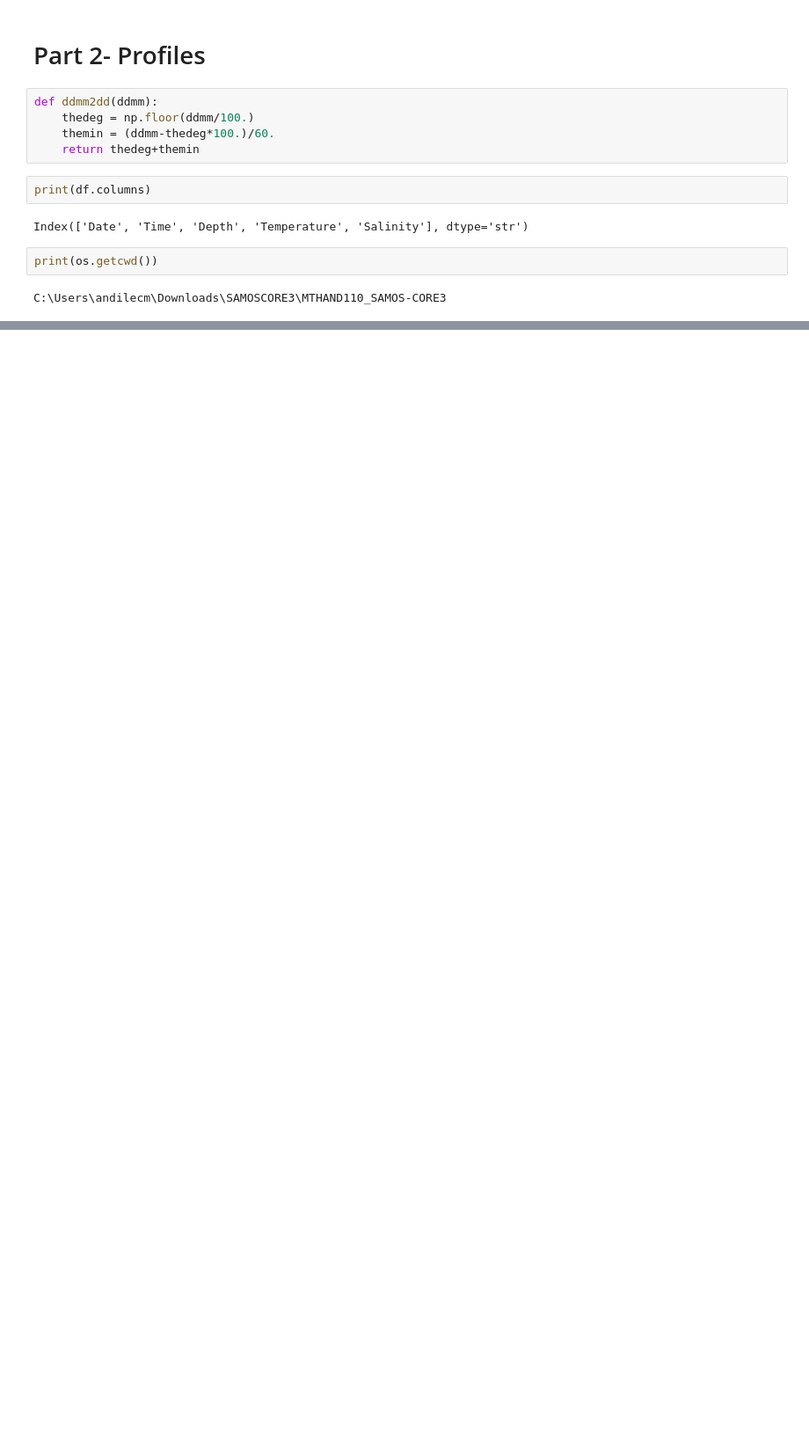
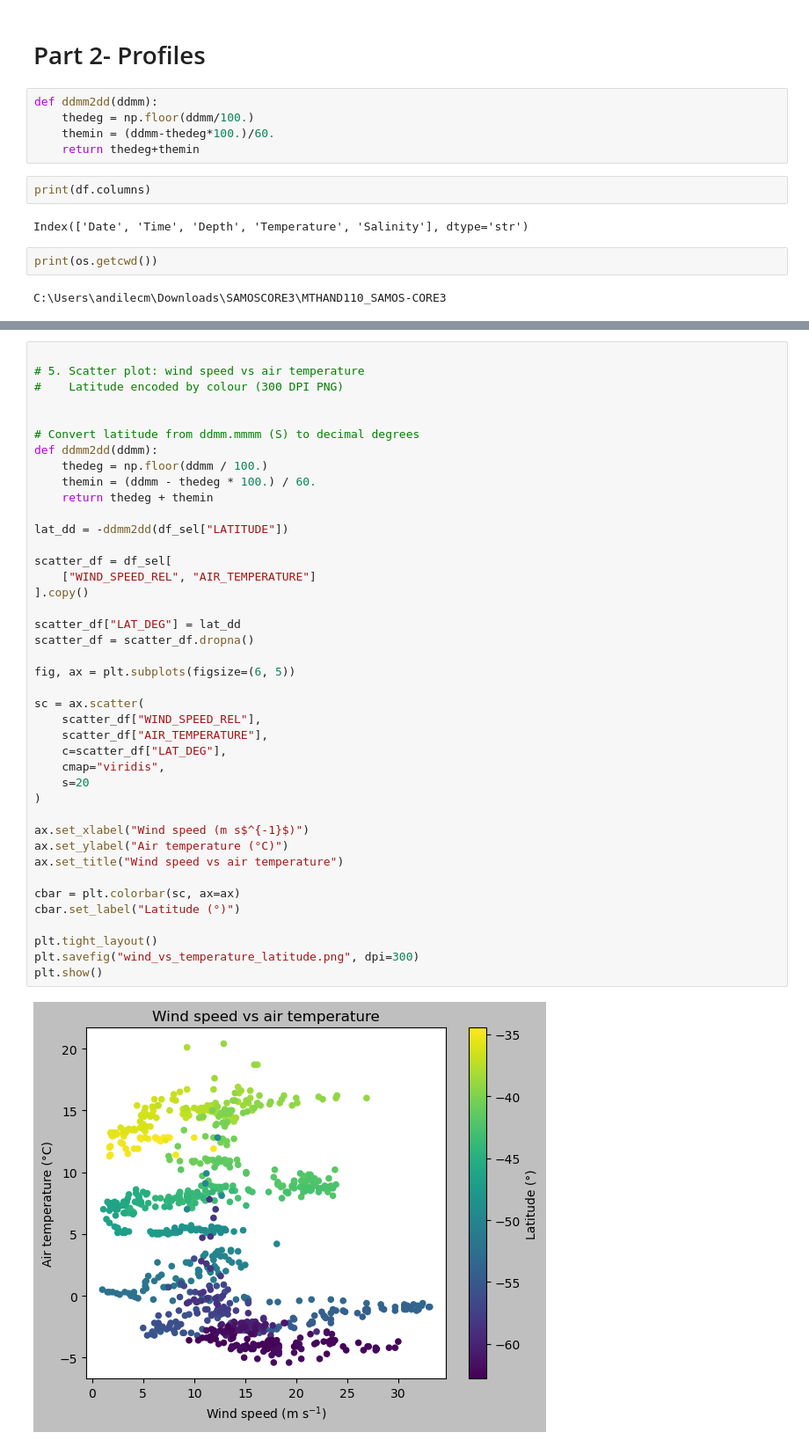
Before and after one commit to AndileChantelleMthembu/MTHAND110_SAMOS-CORE3, a Jupyter notebook: E2.ipynb, the cells around one changed output, grey strips where cells are left out. Shown at 88% size. Drawn from its saved outputs; the diff is of its cells as text; blank space fills up the shorter version.

```diff
--- a/E2.ipynb
+++ b/E2.ipynb
@@ -40,0 +186,43 @@ C:\Users\andilecm\Downloads\SAMOSCORE3\MTHAND110_SAMOS-CORE3
+# %%
+
+# 5. Scatter plot: wind speed vs air temperature
+#    Latitude encoded by colour (300 DPI PNG)
+
+
+# Convert latitude from ddmm.mmmm (S) to decimal degrees
+def ddmm2dd(ddmm):
+    thedeg = np.floor(ddmm / 100.)
+    themin = (ddmm - thedeg * 100.) / 60.
+    return thedeg + themin
+
+lat_dd = -ddmm2dd(df_sel["LATITUDE"])
+
+scatter_df = df_sel[
+    ["WIND_SPEED_REL", "AIR_TEMPERATURE"]
+].copy()
+
+scatter_df["LAT_DEG"] = lat_dd
+scatter_df = scatter_df.dropna()
+
+fig, ax = plt.subplots(figsize=(6, 5))
+
+sc = ax.scatter(
+    scatter_df["WIND_SPEED_REL"],
+    scatter_df["AIR_TEMPERATURE"],
+    c=scatter_df["LAT_DEG"],
+    cmap="viridis",
+    s=20
+)
+
+ax.set_xlabel("Wind speed (m s$^{-1}$)")
+ax.set_ylabel("Air temperature (°C)")
+ax.set_title("Wind speed vs air temperature")
+
+cbar = plt.colorbar(sc, ax=ax)
+cbar.set_label("Latitude (°)")
+
+plt.tight_layout()
+plt.savefig("wind_vs_temperature_latitude.png", dpi=300)
+plt.show()
+# %% [output]
+[figure, added]
```
Also changed, not shown: parts of 9 cells of this notebook.
